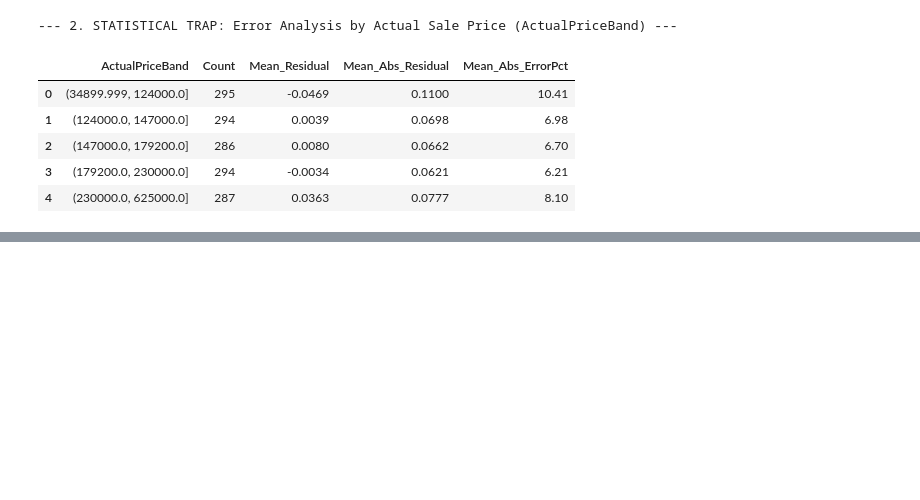
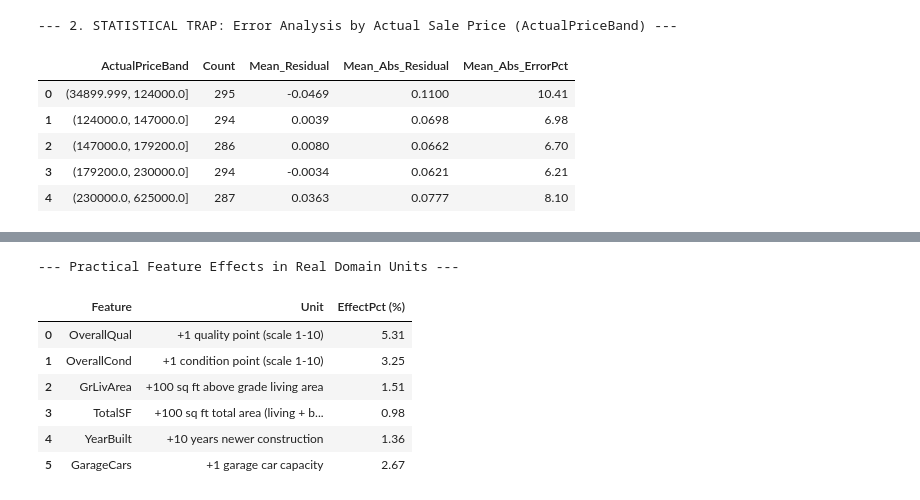
Before and after one commit to lucadani7/HousePricePrediction, a Jupyter notebook: backend/notebooks/04_error_analysis.ipynb, the cells around one changed output, grey strips where cells are left out. Cells and saved outputs as stored; diff of their text form; code cells hidden in the pictures; blank space fills up the shorter version.

```diff
--- a/backend/notebooks/04_error_analysis.ipynb
+++ b/backend/notebooks/04_error_analysis.ipynb
@@ -138,0 +205,49 @@ display(actual_band_errors)
+# %%
+# 1. Extract feature scales (standard deviations) from the fitted StandardScaler
+scales = lasso_full.named_steps["scaler"].scale_
+
+# 2. Add Scale and CoefPerUnit columns to our existing coef_df DataFrame
+coef_df["Scale"] = scales
+coef_df["CoefPerUnit"] = coef_df["Coef"] / coef_df["Scale"]
+
+# 3. Define human-interpretable features and their practical domain units
+unit_definitions = [
+    ("OverallQual", 1, "+1 quality point (scale 1-10)"),
+    ("OverallCond", 1, "+1 condition point (scale 1-10)"),
+    ("GrLivArea", 100, "+100 sq ft above grade living area"),
+    ("TotalSF", 100, "+100 sq ft total area (living + basement)"),
+    ("YearBuilt", 10, "+10 years newer construction"),
+    ("GarageCars", 1, "+1 garage car capacity"),
+]
+
+# 4. Compute practical percentage effects for selected continuous features
+practical_effects = []
+for feature_name, unit_size, unit_description in unit_definitions:
+    # Locate the feature in coef_df
+    feature_row = coef_df[coef_df["Feature"] == feature_name]
+
+    if not feature_row.empty:
+        coef_per_unit = feature_row["CoefPerUnit"].values[0]
+        total_unit_coef = coef_per_unit * unit_size
+        pct_effect = (np.expm1(total_unit_coef)) * 100
+
+        practical_effects.append({
+            "Feature": feature_name,
+            "Unit": unit_description,
+            "EffectPct (%)": round(float(pct_effect), 2),
+        })
+
+# 5. Display the final practical feature effects table
+practical_df = pd.DataFrame(practical_effects)
+
+print("--- Practical Feature Effects in Real Domain Units ---")
+display(practical_df)
+# %% [output]
+--- Practical Feature Effects in Real Domain Units ---
+|  | Feature | Unit | EffectPct (%) |
+| 0 | OverallQual | +1 quality point (scale 1-10) | 5.31 |
+| 1 | OverallCond | +1 condition point (scale 1-10) | 3.25 |
+| 2 | GrLivArea | +100 sq ft above grade living area | 1.51 |
+| 3 | TotalSF | +100 sq ft total area (living + b... | 0.98 |
+| 4 | YearBuilt | +10 years newer construction | 1.36 |
+| 5 | GarageCars | +1 garage car capacity | 2.67 |
```
Also changed, not shown: parts of 4 cells of this notebook.
